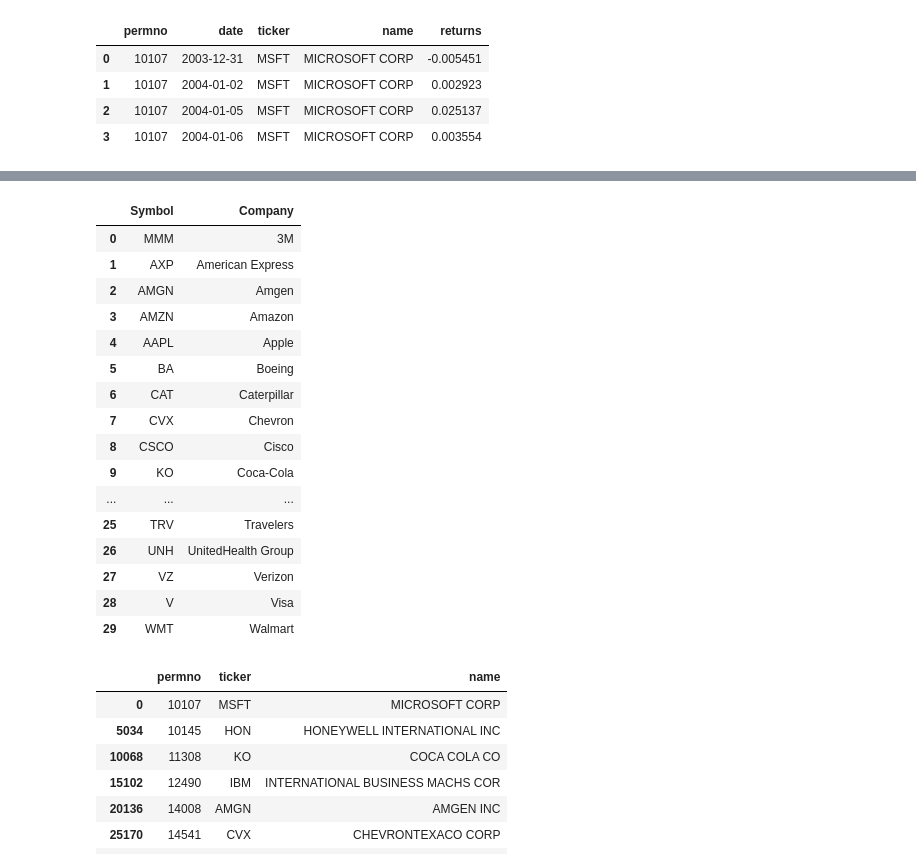
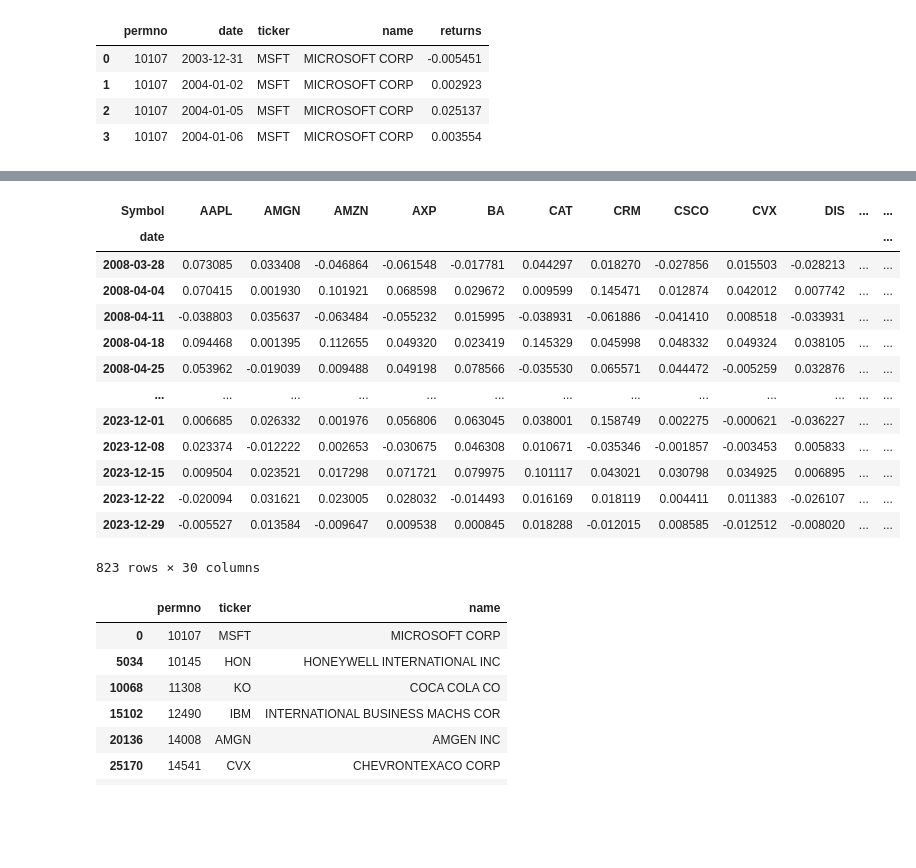
Before and after one commit to bagelquant/fin_model_1, a Jupyter notebook: data_explorer.ipynb, the cells around one changed output, grey strips where cells are left out. Drawn from its saved outputs; the diff is of its cells as text; code cells hidden in the pictures; blank space fills up the shorter version.

```diff
--- a/data_explorer.ipynb
+++ b/data_explorer.ipynb
@@ -42,10 +42,12 @@ raw_stock_returns.head(4)
 | 2 | 10107 | 2004-01-05 | MSFT | MICROSOFT CORP | 0.025137 |
 | 3 | 10107 | 2004-01-06 | MSFT | MICROSOFT CORP | 0.003554 |
 # %%
-# Get unique names and its corresponding tickers
-print("Number of unique tickers: ", raw_stock_returns['ticker'].nunique())
-print("Number of unique permno: ", raw_stock_returns['permno'].nunique())
-print("Number of unique names: ", raw_stock_returns['name'].nunique())
-names = raw_stock_returns[['permno', 'ticker', 'name']].drop_duplicates()
-names
+# Pivot the data based on the permno
+stock_returns = raw_stock_returns.pivot(index='date', columns='permno', values='returns')
+# Pick the permno stocks from the stock_list, and change the column name the symbol
+names = stock_list[['permno', 'Symbol']].copy().set_index('permno')
+names.columns = ['Symbol']
+stock_returns = stock_returns[names.index]
+stock_returns.columns = names['Symbol']
+stock_returns['2008-03-01':]
 # %% [output]
@@ -72,23 +68,24 @@ Number of unique names:  42
 # %%
-stock_list[['Symbol', 'Company']]
+# change to weekly
+accumulated_returns = (1 + stock_returns).cumprod()
+weekly_returns = accumulated_returns.resample('W-FRI').last().pct_change().dropna()
+weekly_returns.to_csv('data/stock_returns.csv')
+weekly_returns
 # %% [output]
-|  | Symbol | Company |
-| 0 | MMM | 3M |
-| 1 | AXP | American Express |
-| 2 | AMGN | Amgen |
-| 3 | AMZN | Amazon |
-| 4 | AAPL | Apple |
-| 5 | BA | Boeing |
-| 6 | CAT | Caterpillar |
-| 7 | CVX | Chevron |
-| 8 | CSCO | Cisco |
-| 9 | KO | Coca-Cola |
-| ... | ... | ... |
-| 25 | TRV | Travelers |
-| 26 | UNH | UnitedHealth Group |
-| 27 | VZ | Verizon |
-| 28 | V | Visa |
-| 29 | WMT | Walmart |
+| Symbol | AAPL | AMGN | AMZN | AXP | BA | CAT | CRM | CSCO | CVX | DIS | ... | ... |
+| date |  |  |  |  |  |  |  |  |  |  |  | ... |
+| 2008-03-28 | 0.073085 | 0.033408 | -0.046864 | -0.061548 | -0.017781 | 0.044297 | 0.018270 | -0.027856 | 0.015503 | -0.028213 | ... | ... |
+| 2008-04-04 | 0.070415 | 0.001930 | 0.101921 | 0.068598 | 0.029672 | 0.009599 | 0.145471 | 0.012874 | 0.042012 | 0.007742 | ... | ... |
+| 2008-04-11 | -0.038803 | 0.035637 | -0.063484 | -0.055232 | 0.015995 | -0.038931 | -0.061886 | -0.041410 | 0.008518 | -0.033931 | ... | ... |
+| 2008-04-18 | 0.094468 | 0.001395 | 0.112655 | 0.049320 | 0.023419 | 0.145329 | 0.045998 | 0.048332 | 0.049324 | 0.038105 | ... | ... |
+| 2008-04-25 | 0.053962 | -0.019039 | 0.009488 | 0.049198 | 0.078566 | -0.035530 | 0.065571 | 0.044472 | -0.005259 | 0.032876 | ... | ... |
+| ... | ... | ... | ... | ... | ... | ... | ... | ... | ... | ... | ... | ... |
+| 2023-12-01 | 0.006685 | 0.026332 | 0.001976 | 0.056806 | 0.063045 | 0.038001 | 0.158749 | 0.002275 | -0.000621 | -0.036227 | ... | ... |
+| 2023-12-08 | 0.023374 | -0.012222 | 0.002653 | -0.030675 | 0.046308 | 0.010671 | -0.035346 | -0.001857 | -0.003453 | 0.005833 | ... | ... |
+| 2023-12-15 | 0.009504 | 0.023521 | 0.017298 | 0.071721 | 0.079975 | 0.101117 | 0.043021 | 0.030798 | 0.034925 | 0.006895 | ... | ... |
+| 2023-12-22 | -0.020094 | 0.031621 | 0.023005 | 0.028032 | -0.014493 | 0.016169 | 0.018119 | 0.004411 | 0.011383 | -0.026107 | ... | ... |
+| 2023-12-29 | -0.005527 | 0.013584 | -0.009647 | 0.009538 | 0.000845 | 0.018288 | -0.012015 | 0.008585 | -0.012512 | -0.008020 | ... | ... |
+823 rows × 30 columns
 # %%
 names
 # %% [output]
```
Also changed, not shown: parts of 1 cell of this notebook, 14 other files.
